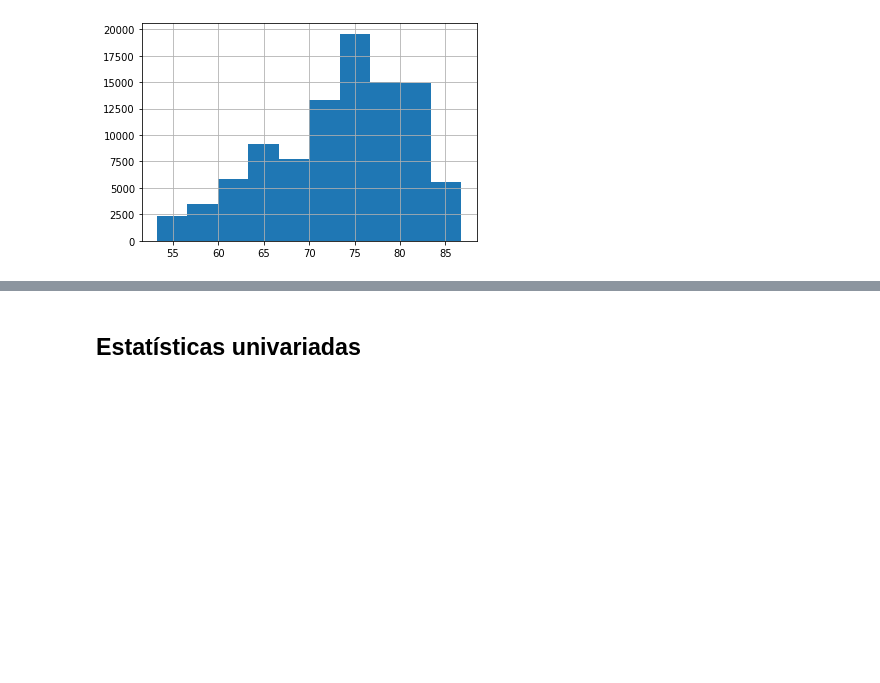
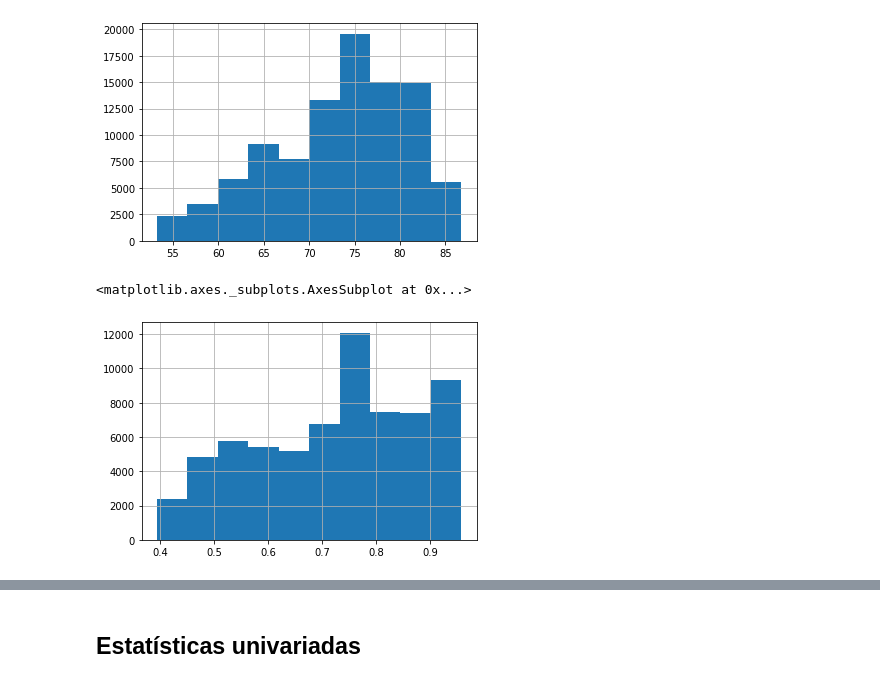
Before and after one commit to lluk4z/IF697-CienciaDeDados, a Jupyter notebook: Projeto01.ipynb, the cells around one changed output, grey strips where cells are left out. Saved outputs shown, nothing was run; the diff lists cells and outputs as text; code cells hidden in the pictures; blank space fills up the shorter version.

```diff
--- a/Projeto01.ipynb
+++ b/Projeto01.ipynb
@@ -67,3 +72,8 @@ df[df['log_total_deaths'] > 0]['log_total_deaths'].hist()
 # %% [output]
 <matplotlib.axes._subplots.AxesSubplot at 0x...>
 [figure]
+# %%
+(df['human_development_index']).hist()
+# %% [output]
+<matplotlib.axes._subplots.AxesSubplot at 0x...>
+[figure, added]
```
Also changed, not shown: parts of 12 cells of this notebook.
